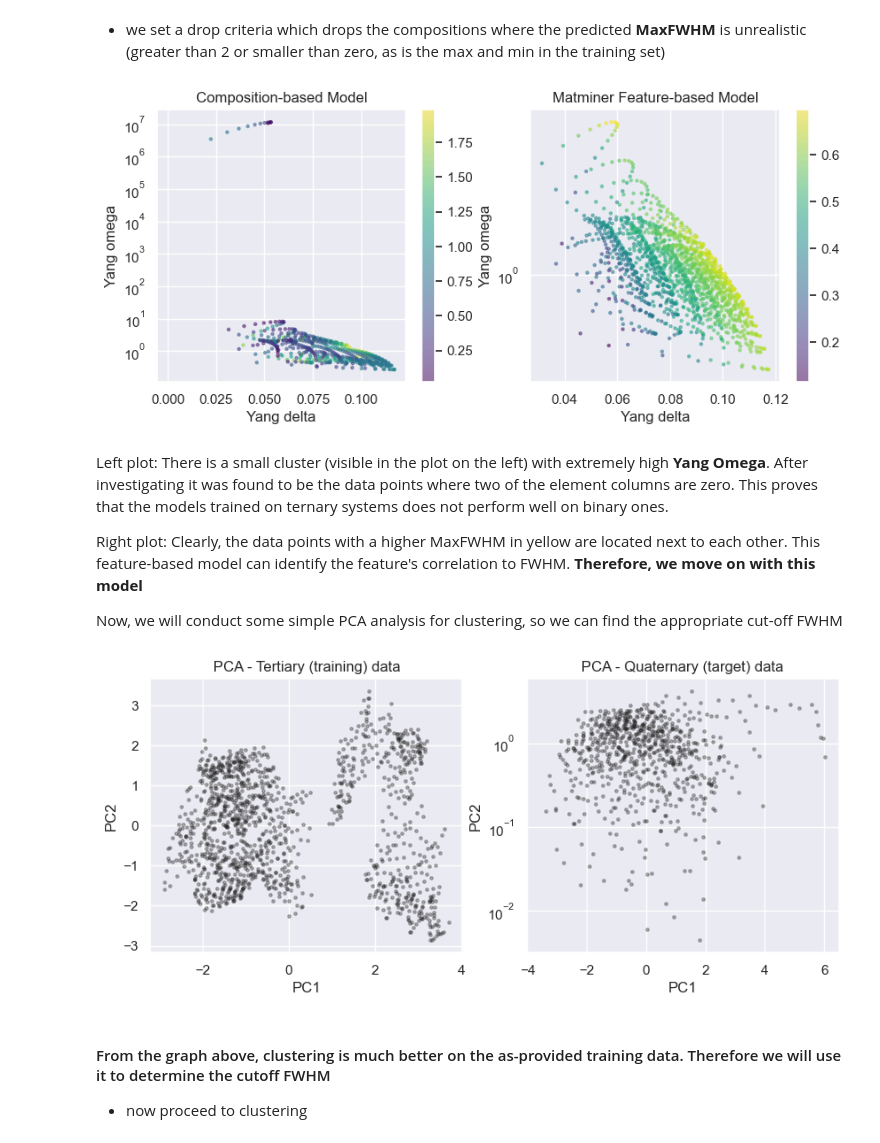
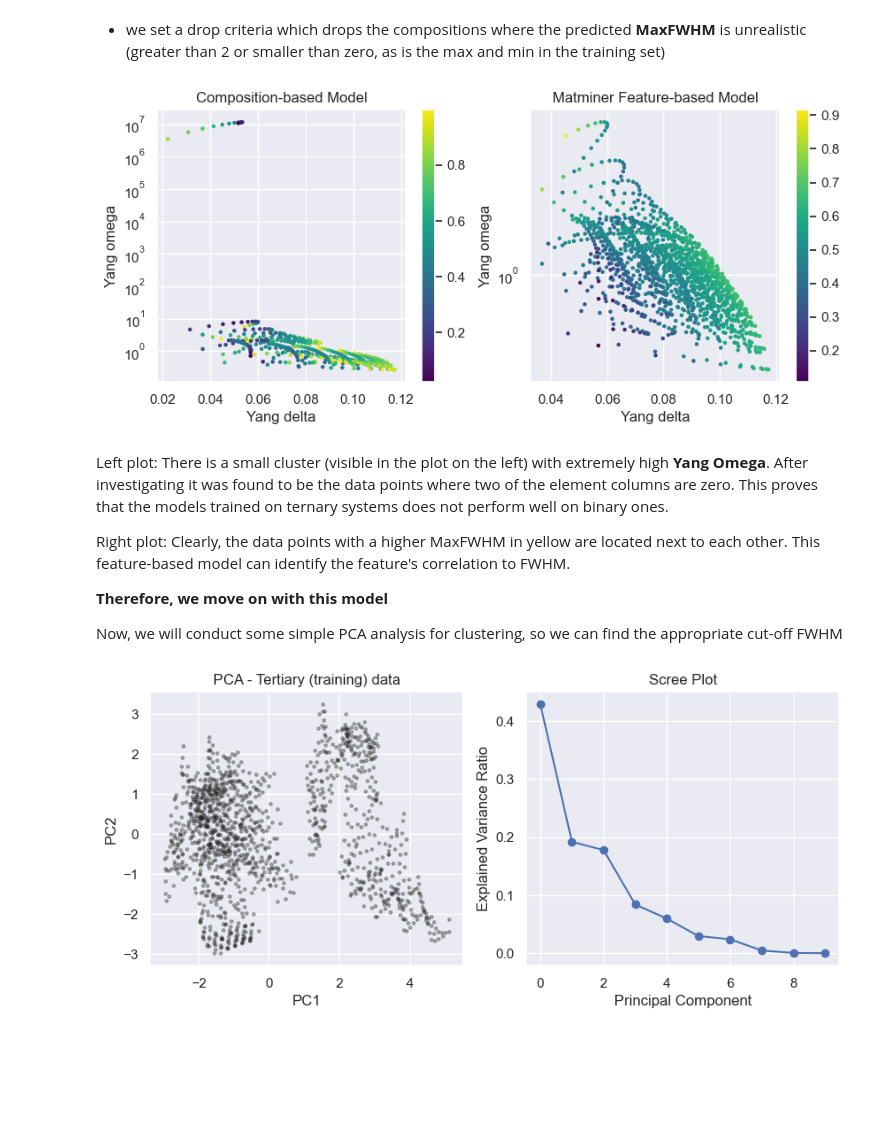
Before and after one commit to Baishi2000/MSE403_Baishi_Pu_1004916184, a Jupyter notebook: Assi 5/Assi 5.ipynb, the cells around one changed output. Saved outputs shown, nothing was run; the diff lists cells and outputs as text; code cells hidden in the pictures; blank space fills up the shorter version.

```diff
--- a/Assi 5/Assi 5.ipynb
+++ b/Assi 5/Assi 5.ipynb
@@ -418,6 +403,6 @@ feat_pred_df = feat_pred_df[feat_pred_df['MaxFWHM'] < 2]
 # %%
 # make a function to plot the Yang plot
-def plot_yang(df, plot_title, color_label = None, colorbar = True):
+def plot_yang(df, plot_title, color_label = None, colorbar = True, cmap = 'viridis'):
     '''This function takes a dataframe with at least the following columns:
     Yang omega, Yang delta, and MaxFWHM.
 
@@ -434,7 +419,7 @@ def plot_yang(df, plot_title, color_label = None, colorbar = True):
         color = df['MaxFWHM'] # by default (MaxFWHM)
 
     element = plt.scatter(df['Yang delta'], df['Yang omega'],
-                          s = 5, c=color, alpha = 0.5, cmap='viridis')
+                          s = 5, c=color, alpha = 1, cmap=cmap)
     # set the y axis to log scale
     plt.yscale('log')
     # set the title, x and y labels
@@ -454,24 +439,35 @@ plot_yang(comp_pred_df, 'Composition-based Model')
 plt.subplot(1, 2, 2)
 plot_yang(feat_pred_df, 'Matminer Feature-based Model')
 # %% [output]
-[figure, old version]
+[figure, new version]
 # %% [markdown]
 Left plot: There is a small cluster (visible in the plot on the left) with extremely high **Yang Omega**. After investigating it was found to be the data points where two of the element columns are zero. This proves that the models trained on ternary systems does not perform well on binary ones.
 
-Right plot: Clearly, the data points with a higher MaxFWHM in yellow are located next to each other. This feature-based model can identify the feature's correlation to FWHM. **Therefore, we move on with this model**
+Right plot: Clearly, the data points with a higher MaxFWHM in yellow are located next to each other. This feature-based model can identify the feature's correlation to FWHM.
+
+**Therefore, we move on with this model**
 
 Now, we will conduct some simple PCA analysis for clustering, so we can find the appropriate cut-off FWHM
 # %%
 from sklearn.decomposition import PCA
-'''below function imported from Assi 4. '''
+'''below function modified from Assi 4. '''
 
-def pca_plot(X, title, n_comp = 2, y_log = False, color_label = None, return_scree = False):
+def pca_plot(X, title, n_comp, y_log = False, color_label = None, return_scree = False):
     '''This function takes and array X, plots the first two principal components,
-    and plots the explained variance ratio
+    and plots the explained variance ratio as a scree plot.
 
-    It also returns an array representing the dataset in PCA space'''
+    It returns the dataset that is cut down to 'n_comp' principal components.'''
+
+    # standardize the data
+    X = StandardScaler().fit_transform(X)
+
     pca = PCA(n_components=n_comp)
     pca.fit(X)
+    pca_dots = pca.transform(X)
+
+    # this part of PCA is only for plotting Scree Plot
+    pca_scree = PCA(n_components=X.shape[1])
+    pca_scree.fit(X)
     pca_dots = pca.transform(X)
 
     # make two subplots, one for pca_dots and one for the explained variance ratio
@@ -479,7 +475,7 @@ def pca_plot(X, title, n_comp = 2, y_log = False, color_label = None, return_scr
         plt.figure(2, figsize=(10,4))
         plt.subplot(1,2,2)
         ### now let's see what its explained variance looks like
-        plt.plot(pca.explained_variance_ratio_, 'o-')
+        plt.plot(pca_scree.explained_variance_ratio_, 'o-')
         plt.xlabel('Principal Component')
         plt.ylabel('Explained Variance Ratio')
         plt.title('Scree Plot')
@@ -500,28 +496,18 @@ def pca_plot(X, title, n_comp = 2, y_log = False, color_label = None, return_scr
         plt.yscale('log')
 
     return pca_dots
-# %%
-# First, standardize all the data to do cluster on
-std = StandardScaler()
-
-### dff is the featurized ternary dataset
-feat_arr_tert = dff.iloc[:, :-1].values # this step leaves out the MaxFWHM column
-feat_arr_tert_std = std.fit_transform(feat_arr_tert)
-### first, take a look at the PCA of the training data set.
-### with only 8 features, we need to set n_comp = 8
-plt.figure(2, figsize=(10,4))
-plt.subplot(1,2,1)
-pca_dots_tert = pca_plot(feat_arr_tert_std, 'PCA - Tertiary (training) data', n_comp = 9)
-
-# then, take a look at the PCA of the complete quaternary system
-feat_arr_quat = feat_pred_df.iloc[:, :-1].values
-feat_arr_quat_std = std.fit_transform(feat_arr_quat)
-
-plt.subplot(1,2,2)
-pca_dots_quat = pca_plot(feat_arr_quat_std, 'PCA - Quaternary (target) data', n_comp = 9, y_log = True)
-# %% [output]
-[figure, removed]
-# %% [markdown]
-#### From the graph above, clustering is much better on the as-provided training data. Therefore we will use it to determine the cutoff FWHM
-
-* now proceed to clustering
+# %%
+# First, standardize all the data to do cluster on
+std = StandardScaler()
+
+### dff is the featurized ternary dataset
+# NOTE: we CAN consider the predicted MaxFWHM as a feature, or .iloc[:, :-1] to exclude it
+feat_arr_tert = dff.iloc[:, :-1].values
+
+'''NOTE: n_comp = 6 produces good cluster separation result in the quadrant plot.
+This will be discussed in detailed in the quadrant plot section'''
+
+pca_dots_tert = pca_plot(feat_arr_tert, 'PCA - Tertiary (training) data', color_label= 'k',
+                        n_comp = 4, return_scree=True)
+# %% [output]
+[figure, added]
```
Also changed, not shown: parts of 22 cells of this notebook.
